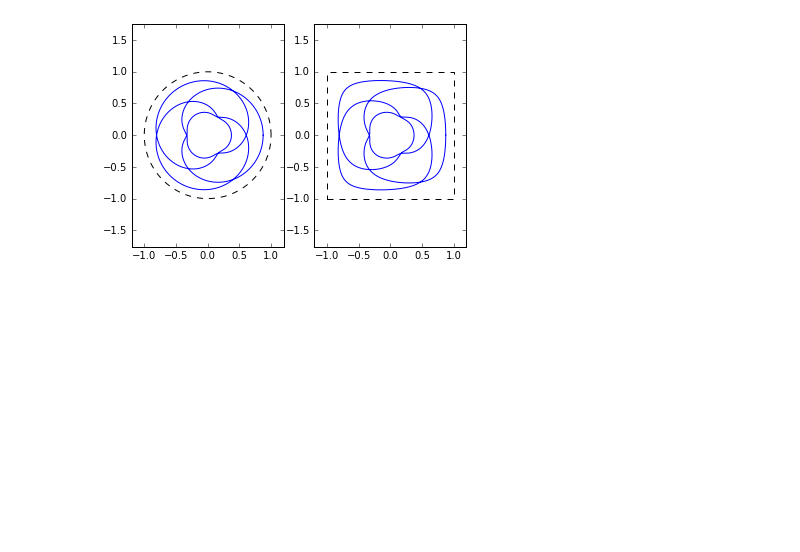
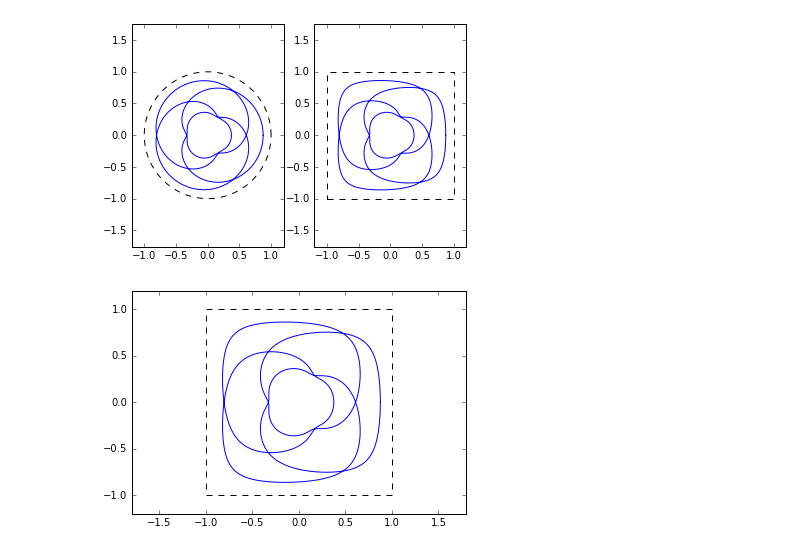
Before and after one commit to BenLiuMath/rope-mat-spirograph, a Jupyter notebook: complexTest.ipynb, the cells around one changed output. Cells and saved outputs as stored; diff of their text form; code cells hidden in the pictures; blank space fills up the shorter version.

Commit message:
exported plot as eps file

```diff
--- a/complexTest.ipynb
+++ b/complexTest.ipynb
@@ -107,3 +107,12 @@ axis(1.2*array([-1,1,-1,1]))
 # %% [output]
 array([-1.2,  1.2, -1.2,  1.2])
 [figure]
+# %%
+plot(x,y)
+plot((-1,1,1,-1,-1),(-1,-1,1,1,-1),color='k',linestyle='--');
+axis('equal')
+axis(1.2*array([-1,1,-1,1]))
+
+savefig('discToSquare_example1.eps')
+# %% [output]
+[figure, added]
```
Also changed, not shown: parts of 1 cell of this notebook, 3 other files.
